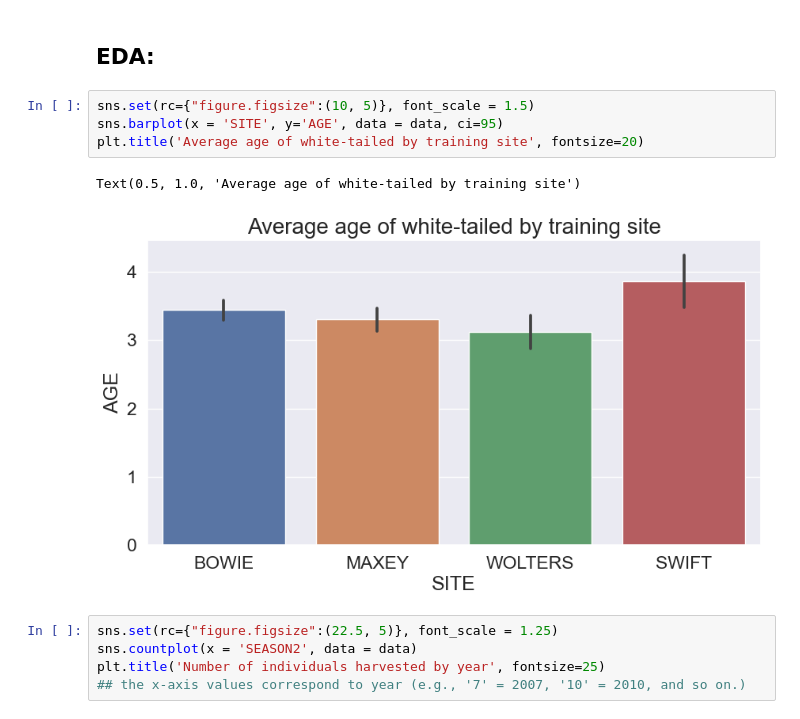
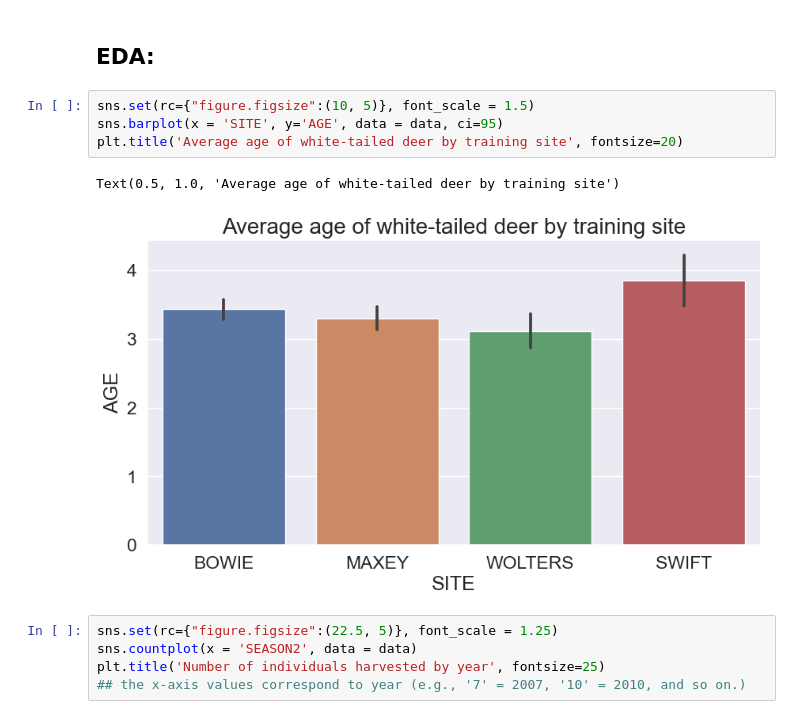
Before and after one commit to sont5413/Environmental_influences_on_deer_body_mass, a Jupyter notebook: Predicting_body_mass_in_deer.ipynb, the cells around one changed output. Cells and saved outputs as stored; diff of their text form.

```diff
--- a/Predicting_body_mass_in_deer.ipynb
+++ b/Predicting_body_mass_in_deer.ipynb
@@ -21,10 +21,10 @@ data = pd.read_csv("harvest_data_plus_environmental_data.csv")
 # %%
 sns.set(rc={"figure.figsize":(10, 5)}, font_scale = 1.5)
 sns.barplot(x = 'SITE', y='AGE', data = data, ci=95)
-plt.title('Average age of white-tailed by training site', fontsize=20)
+plt.title('Average age of white-tailed deer by training site', fontsize=20)
 # %% [output]
-Text(0.5, 1.0, 'Average age of white-tailed by training site')
+Text(0.5, 1.0, 'Average age of white-tailed deer by training site')
-[figure, old version]
+[figure, new version]
 # %%
 sns.set(rc={"figure.figsize":(22.5, 5)}, font_scale = 1.25)
 sns.countplot(x = 'SEASON2', data = data)
```
Also changed, not shown: parts of 15 cells of this notebook.
